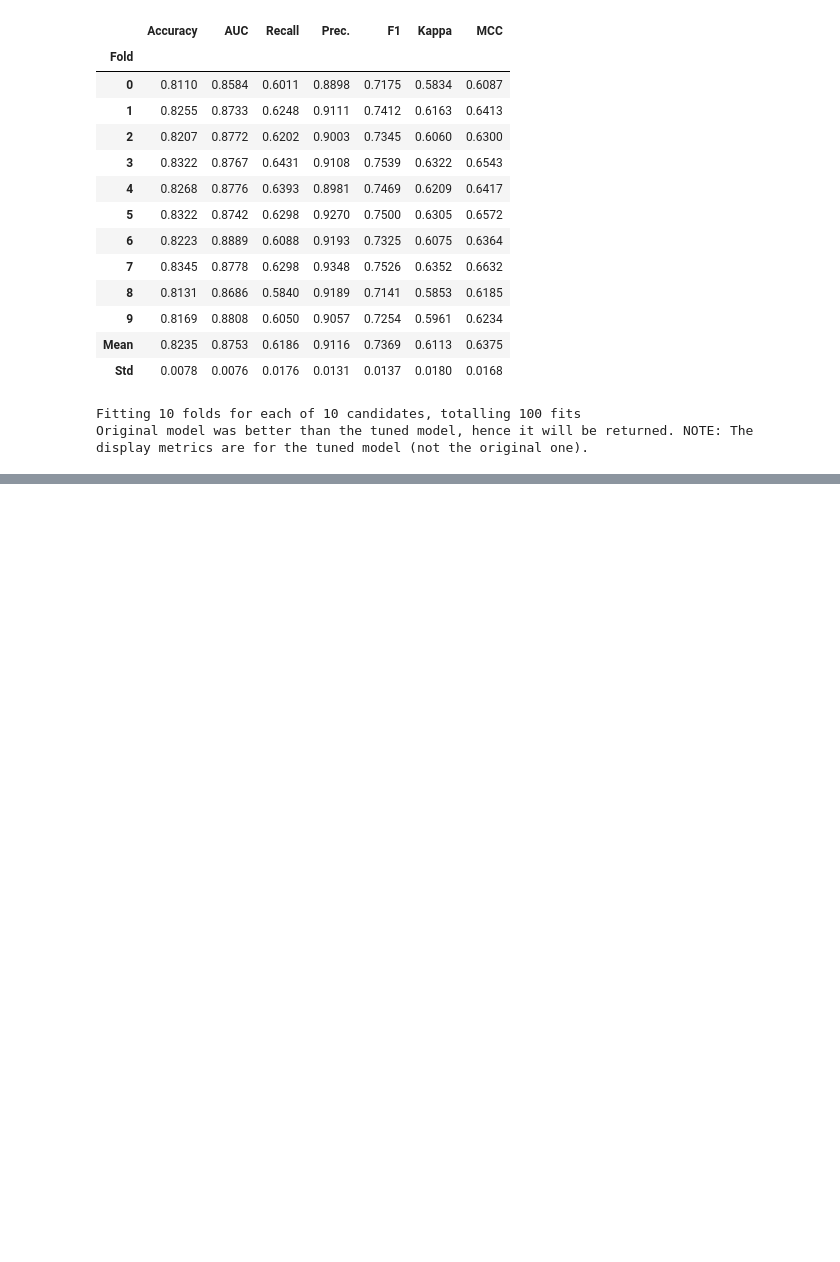
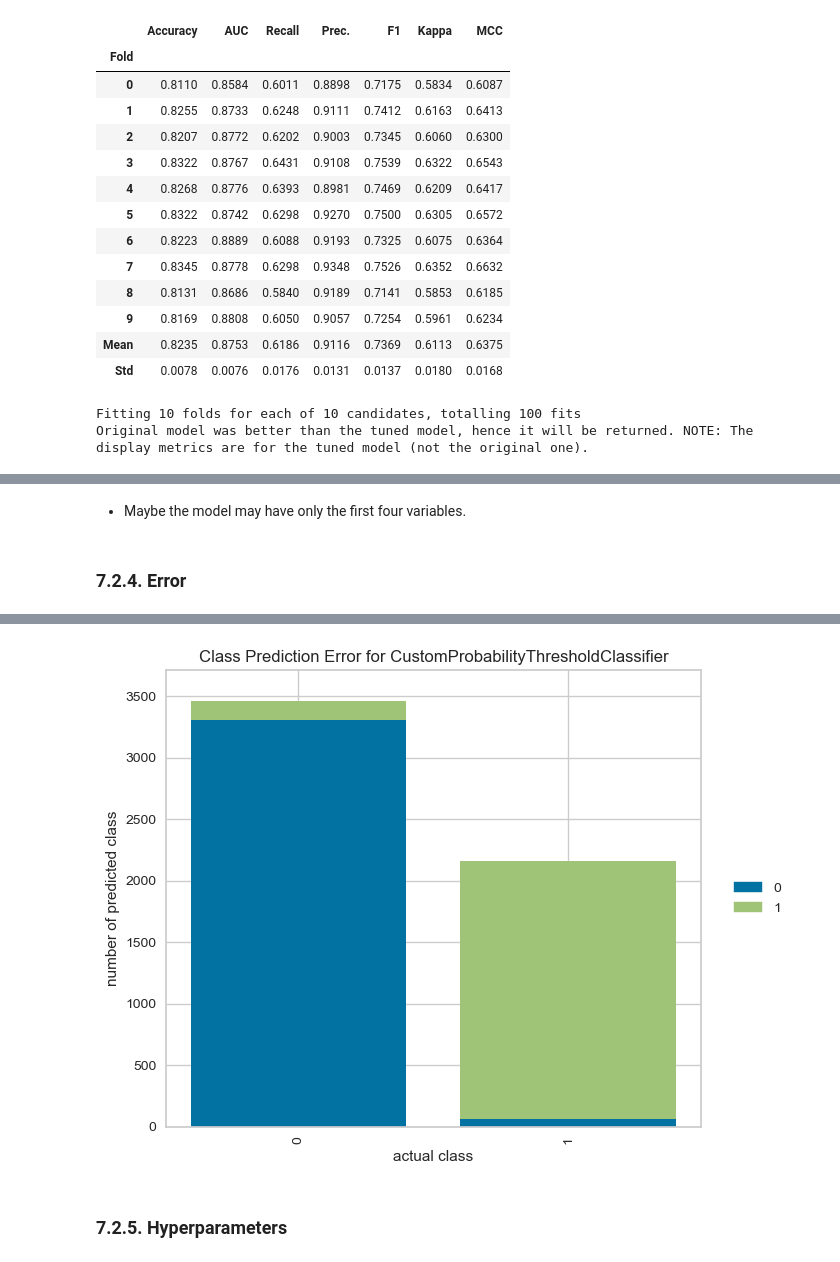
Before and after one commit to lucasquemelli/credit_risk_assessment, a Jupyter notebook: credit_risk_assessment.ipynb, the cells around one changed output, grey strips where cells are left out. Drawn from its saved outputs; the diff is of its cells as text; code cells hidden in the pictures; blank space fills up the shorter version.

```diff
--- a/credit_risk_assessment.ipynb
+++ b/credit_risk_assessment.ipynb
@@ -2531,0 +2571,8 @@ Original model was better than the tuned model, hence it will be returned. NOTE:
+# %% [markdown]
+- Maybe the model may have only the first four variables.
+# %% [markdown]
+### 7.2.4. Error
+# %%
+# error
+plot_model(best, plot = 'error')
+# %% [output]
@@ -2531,0 +2580,3 @@ Original model was better than the tuned model, hence it will be returned. NOTE:
+[figure, added]
+# %% [markdown]
+### 7.2.5. Hyperparameters
```
Also changed, not shown: parts of 35 cells of this notebook.
